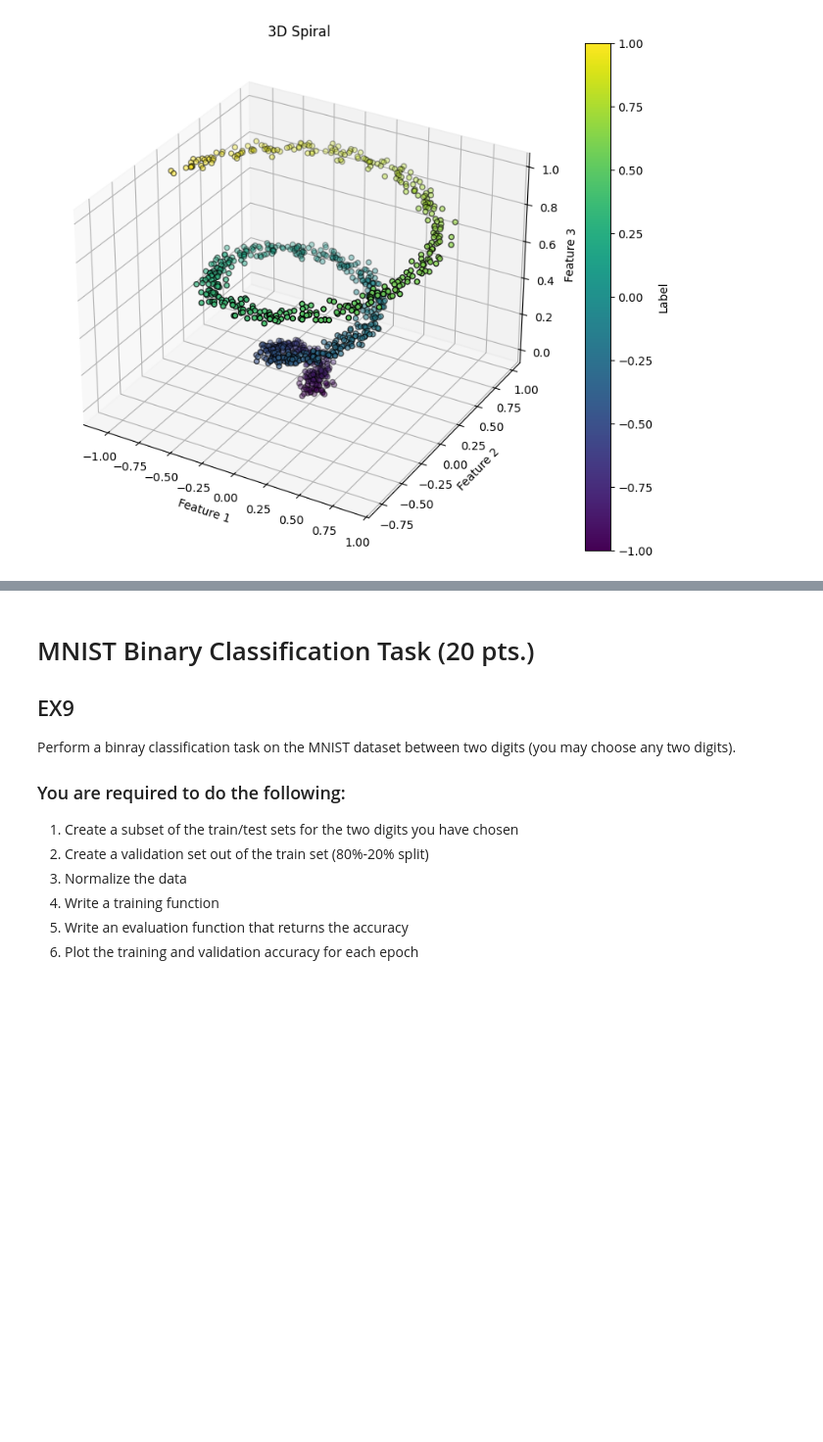
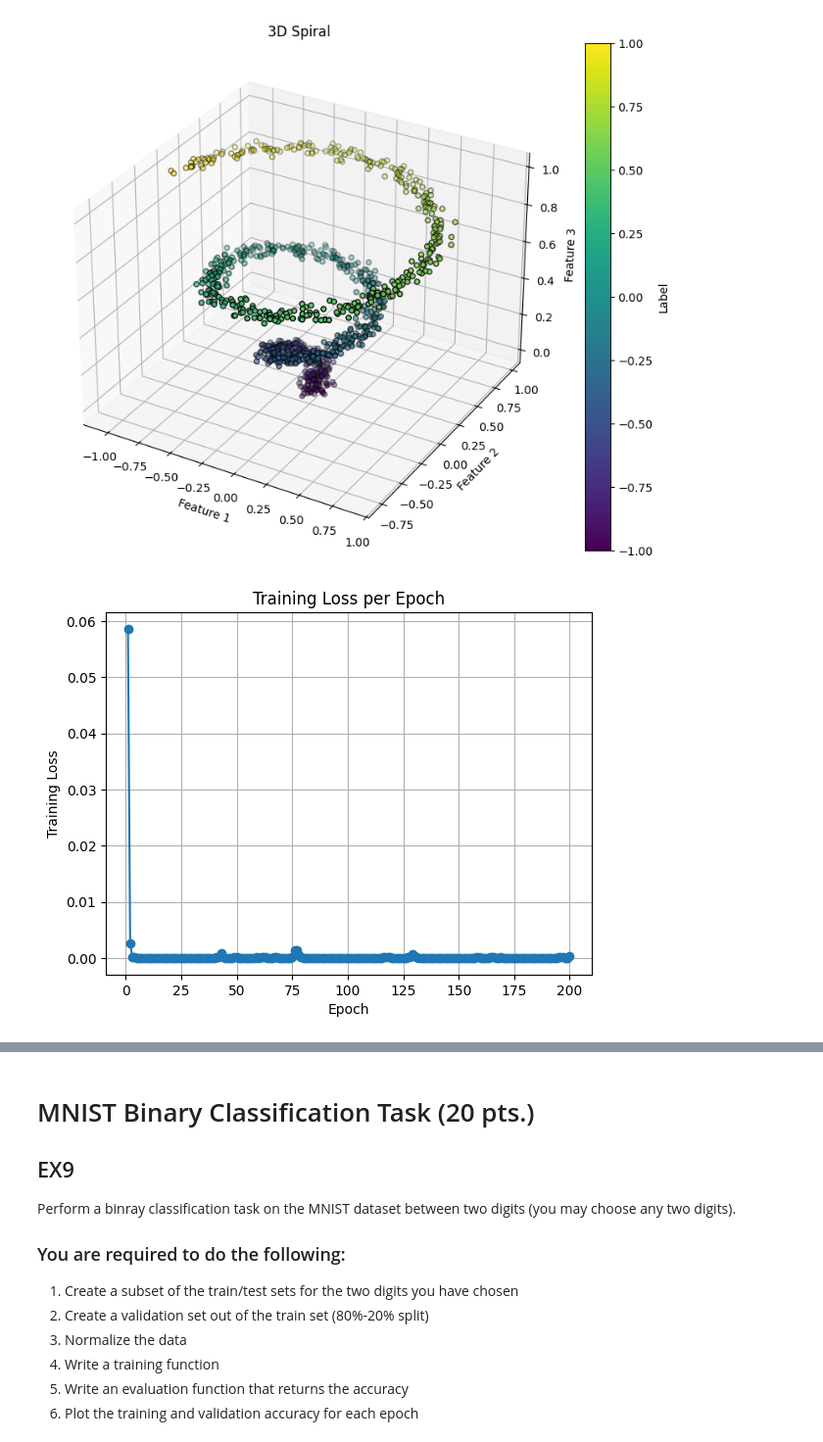
Before and after one commit to billetr/deep-learning-assignment1, a Jupyter notebook: 3functions.ipynb, the cells around one changed output, grey strips where cells are left out. Shown at 98% size. Cells and saved outputs as stored; diff of their text form; code cells hidden in the pictures; blank space fills up the shorter version.

```diff
--- a/3functions.ipynb
+++ b/3functions.ipynb
@@ -785,6 +785,7 @@ from torch.utils.data import TensorDataset, DataLoader
 import torch.nn as nn
 import torch.optim as optim
 import matplotlib.pyplot as plt
+from mpl_toolkits.mplot3d import Axes3D # Import Axes3D for 3D plotting
 
 ### Preprocessing function ####
 def preprocess(X_train, y_train, X_test=None, y_test=None, batch_size=32):
@@ -939,7 +940,7 @@ def evaluate_accuracy(model, data_loader, device=None):
     return mse
 
 
-### Plot predicted labels and regression surface ###
+### Plot predicted labels and regression surface (2D) ###
 def plot_decision_boundary(model, X, y, device=None, title="Regression Surface"):
     """
     Plots the data points (X, y) and the predicted regression surface of the model.
@@ -987,6 +988,18 @@ def plot_decision_boundary(model, X, y, device=None, title="Regression Surface")
     # Remove the legend for classes, as it's not applicable for continuous output in this context.
     # plt.legend(handles=scatter.legend_elements()[0], labels=set(y), title="Classes")
     plt.show()
+
+### Plotting function for 3D Spiral Regression ###
+def plot_spiral_3d(X, y, title='3D Spiral'):
+    fig = plt.figure(figsize=(10, 8))
+    ax = fig.add_subplot(111, projection='3d')
+    scatter = ax.scatter(X[:, 0], X[:, 1], X[:, 2], c=y, cmap='viridis', edgecolor='k')
+    ax.set_xlabel('Feature 1')
+    ax.set_ylabel('Feature 2')
+    ax.set_zlabel('Feature 3')
+    ax.set_title(title)
+    fig.colorbar(scatter, ax=ax, label='Label')
+    plt.show()
 # %% [markdown]
 ## EX6
 # %%
@@ -1098,3 +1176,81 @@ y_test = create_labels_3d_spiral(theta_test)
 plot_spiral_3d(X_train, y_train)
 # %% [output]
 [figure]
+# %%
+### Your code goes here ####
+
+# What did I do? or should do to switch to regression instead of classification?
+## change the preprocess tensor Y to a float
+## Change the loss function to MSE (that works with regression problems)
+## Change the output of the NN to 1 diamention
+## Plot base on those changes
+
+### Your code goes here ####
+
+# 1. Preprocessing
+train_loader, test_loader, input_dim = preprocess(X_train, y_train, X_test, y_test)
+
+# 2. Define the Model
+class MLP(nn.Module):
+    def __init__(self, input_dim, hidden_dim):
+        super(MLP, self).__init__()
+        # Layer 1: Expansion
+        self.layer1 = nn.Linear(input_dim, hidden_dim)
+        # Activation: The Hinge/Curve creator
+        self.activation = nn.ReLU()
+        # Layer 2: Compression/Classification
+        self.layer2 = nn.Linear(hidden_dim, 1)
+
+    def forward(self, x):
+        # Pass the bucket down the line
+        out = self.layer1(x)
+        out = self.activation(out)
+        out = self.layer2(out)
+        return out
+
+# init MLP
+model = MLP(input_dim,128)
+
+# Define the Loss Function (The Siren)
+criterion = nn.MSELoss()
+
+# Define the Optimizer (The Tool)
+# We pass the ACTUAL knobs (parameters), not just the size (hidden_dim)
+optimizer = optim.Adam(model.parameters(), lr=0.01)
+
+#3. Train the model
+model, losses = train_model(model, train_loader, criterion, optimizer, num_epochs=200, device=None)
+
+# 6. Plot Loss
+plot_training_loss(losses)
+
+# 7. Evaluate and Plot for EX8 (3D Spiral)
+
+# Set device
+device = torch.device("cuda" if torch.cuda.is_available() else "cpu")
+model.to(device)
+model.eval() # Set model to evaluation mode
+
+# --- Train Set ---
+print("Evaluating Train Set:")
+train_mse = evaluate_accuracy(model, train_loader) # evaluate_accuracy now calculates MSE
+
+# Get predictions for plotting
+with torch.no_grad():
+    X_train_tensor = torch.tensor(X_train, dtype=torch.float32).to(device)
+    y_train_pred = model(X_train_tensor).cpu().numpy().squeeze()
+
+plot_spiral_3d(X_train, y_train_pred, title=f"EX8 Train Predicted Spiral (MSE: {train_mse:.3f})")
+
+# --- Test Set ---
+print("\nEvaluating Test Set:")
+test_mse = evaluate_accuracy(model, test_loader) # evaluate_accuracy now calculates MSE
+
+# Get predictions for plotting
+with torch.no_grad():
+    X_test_tensor = torch.tensor(X_test, dtype=torch.float32).to(device)
+    y_test_pred = model(X_test_tensor).cpu().numpy().squeeze()
+
+plot_spiral_3d(X_test, y_test_pred, title=f"EX8 Test Predicted Spiral (MSE: {test_mse:.3f})")
+# %% [output]
+[figure, added]
```
Also changed, not shown: parts of 4 cells of this notebook.
